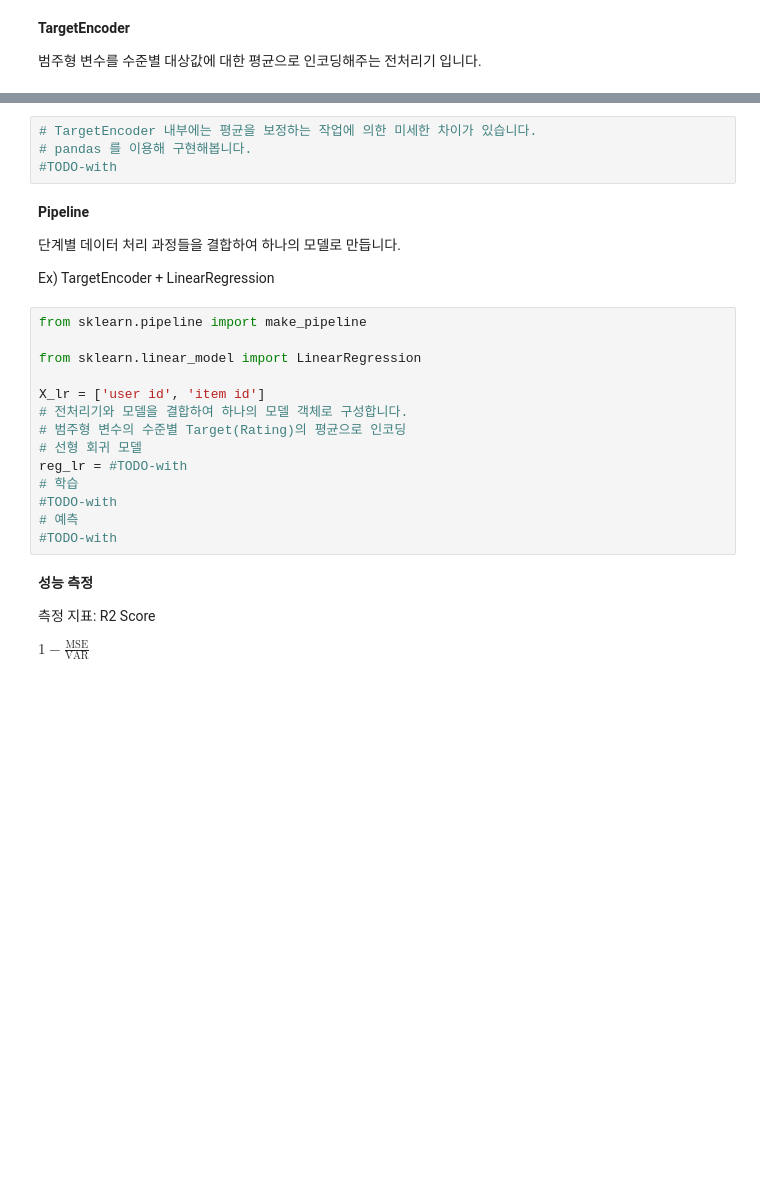
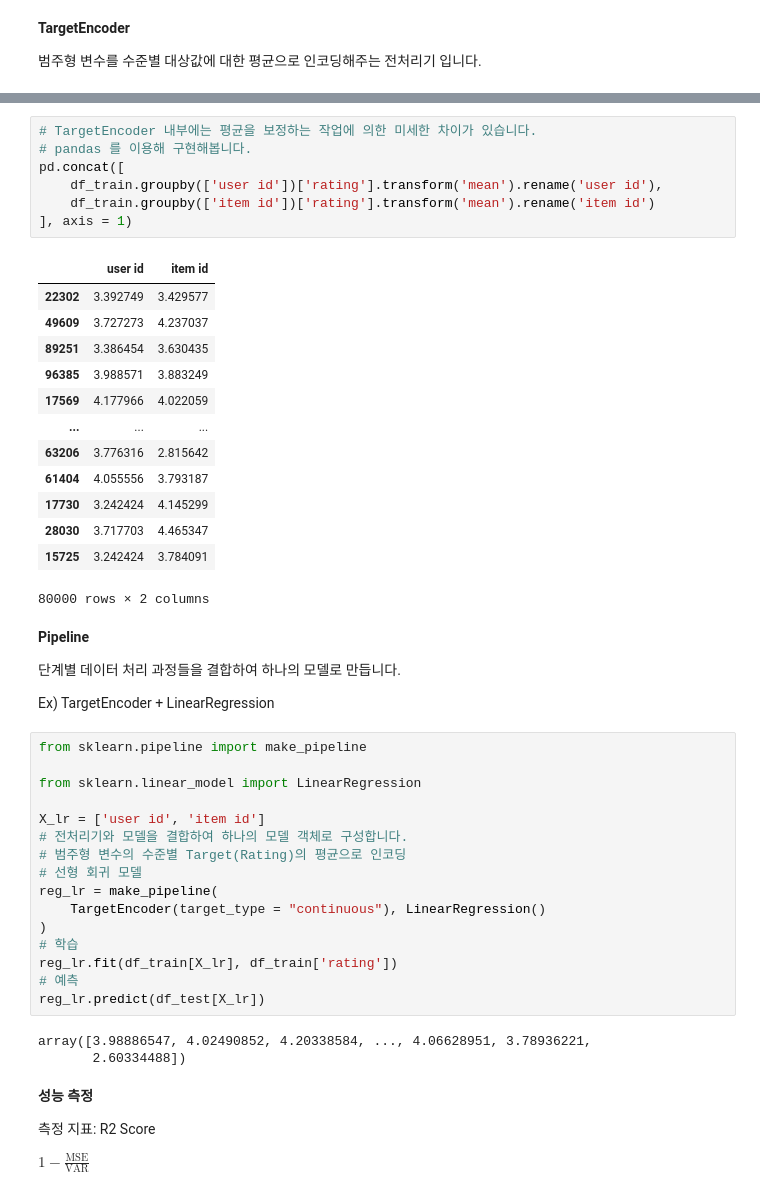
Before and after one commit to sunkusun9/rcmd_2509, a Jupyter notebook: 4.머신 러닝 개론.ipynb, the cells around one changed output, grey strips where cells are left out. Saved outputs shown, nothing was run; the diff lists cells and outputs as text; blank space fills up the shorter version.

```diff
--- a/4.머신 러닝 개론.ipynb
+++ b/4.머신 러닝 개론.ipynb
@@ -771,7 +847,24 @@ pd.DataFrame(
 # %%
 # TargetEncoder 내부에는 평균을 보정하는 작업에 의한 미세한 차이가 있습니다.
 # pandas 를 이용해 구현해봅니다.
-#TODO-with
+pd.concat([
+    df_train.groupby(['user id'])['rating'].transform('mean').rename('user id'),
+    df_train.groupby(['item id'])['rating'].transform('mean').rename('item id')
+], axis = 1)
+# %% [output]
+|  | user id | item id |
+| 22302 | 3.392749 | 3.429577 |
+| 49609 | 3.727273 | 4.237037 |
+| 89251 | 3.386454 | 3.630435 |
+| 96385 | 3.988571 | 3.883249 |
+| 17569 | 4.177966 | 4.022059 |
+| ... | ... | ... |
+| 63206 | 3.776316 | 2.815642 |
+| 61404 | 4.055556 | 3.793187 |
+| 17730 | 3.242424 | 4.145299 |
+| 28030 | 3.717703 | 4.465347 |
+| 15725 | 3.242424 | 3.784091 |
+80000 rows × 2 columns
 # %% [markdown]
 **Pipeline**
 
@@ -787,11 +880,16 @@ X_lr = ['user id', 'item id']
 # 전처리기와 모델을 결합하여 하나의 모델 객체로 구성합니다.
 # 범주형 변수의 수준별 Target(Rating)의 평균으로 인코딩
 # 선형 회귀 모델
-reg_lr = #TODO-with
+reg_lr = make_pipeline(
+    TargetEncoder(target_type = "continuous"), LinearRegression()
+)
 # 학습
-#TODO-with
+reg_lr.fit(df_train[X_lr], df_train['rating'])
 # 예측
-#TODO-with
+reg_lr.predict(df_test[X_lr])
+# %% [output]
+array([3.98886547, 4.02490852, 4.20338584, ..., 4.06628951, 3.78936221,
+       2.60334488])
 # %% [markdown]
 **성능 측정**
 
```
Also changed, not shown: parts of 26 cells of this notebook.
